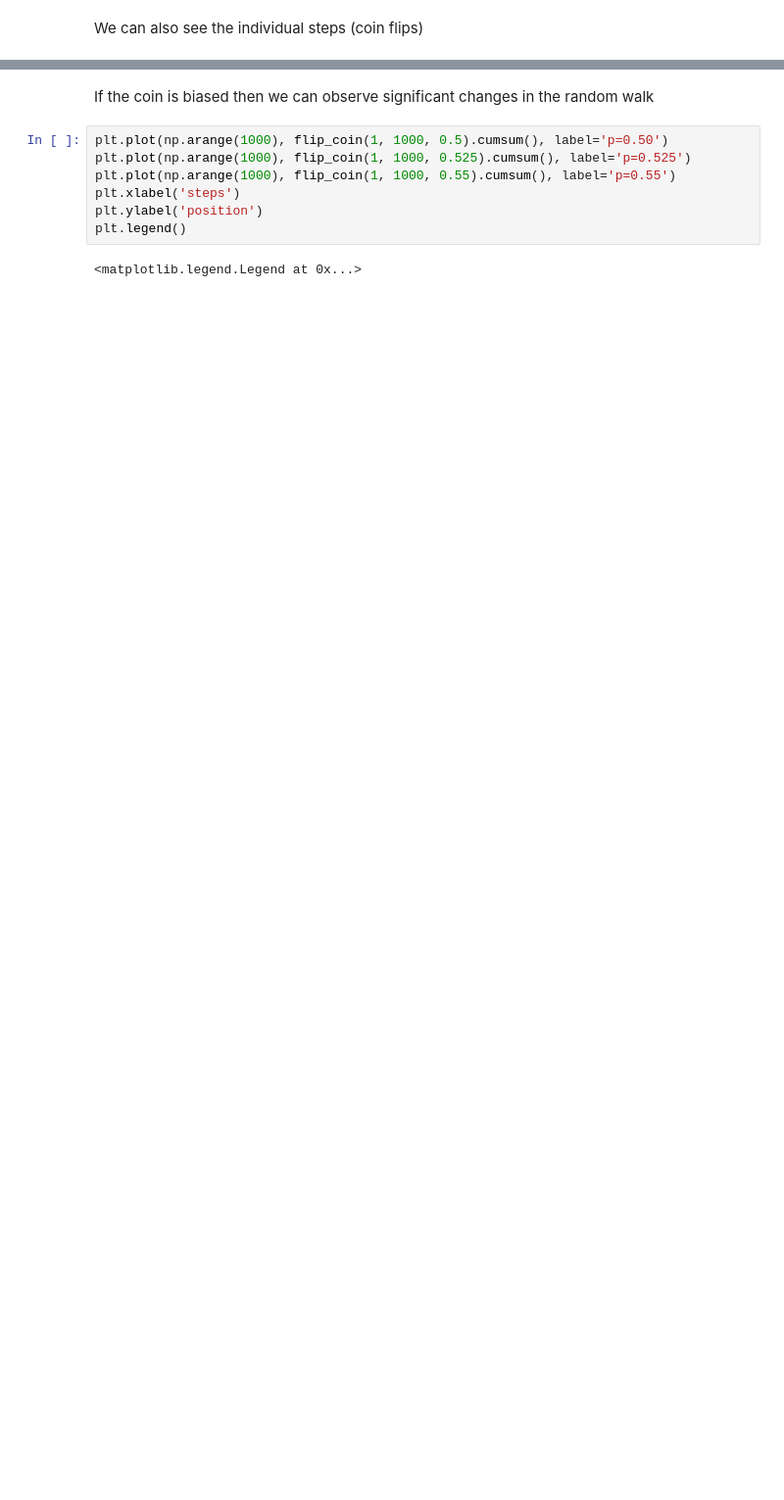
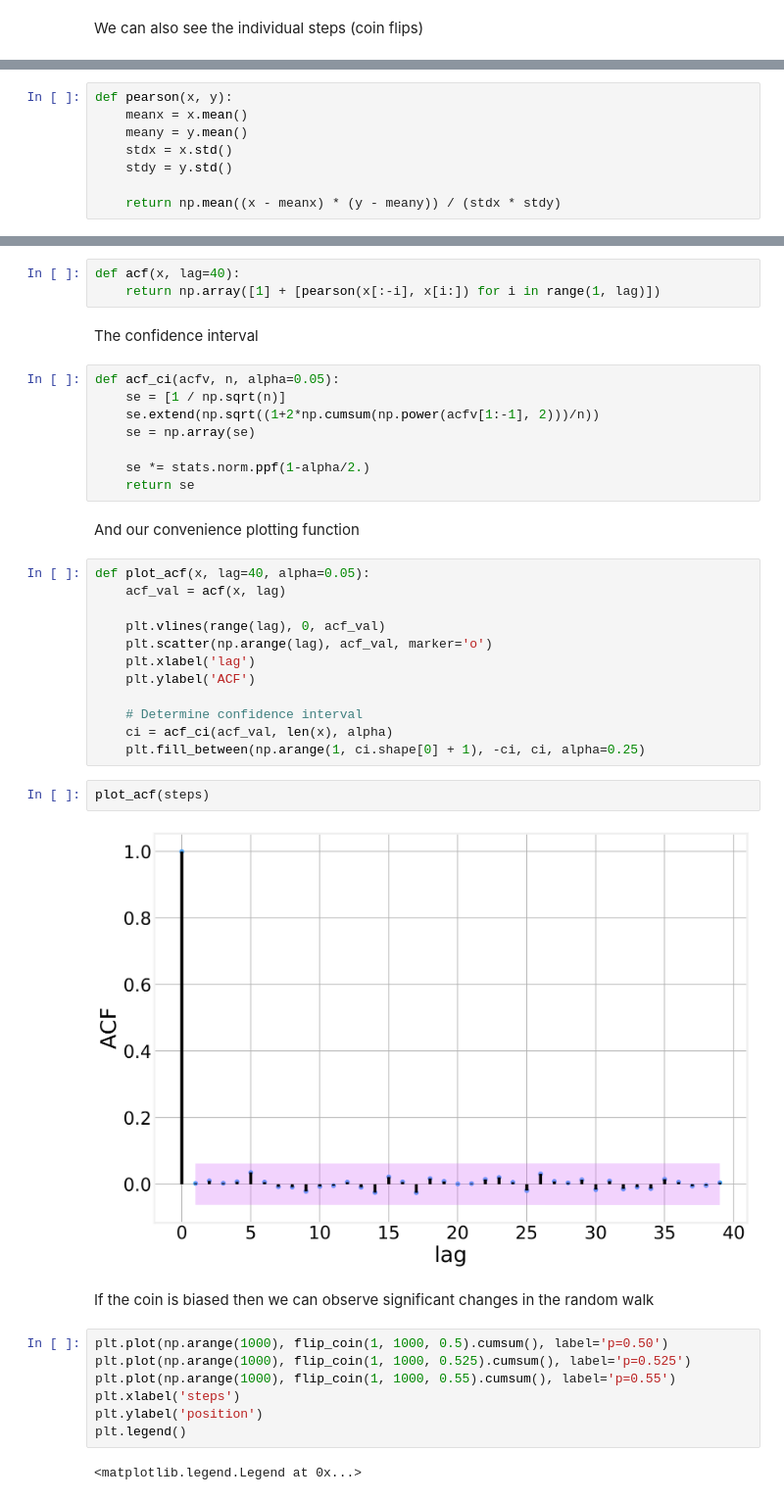
Before and after one commit to DataForScience/Timeseries_LL, a Jupyter notebook: 08. Random Walks.ipynb, the cells around one changed output, grey strips where cells are left out. Shown at 98% size. Cells and saved outputs as stored; diff of their text form; blank space fills up the shorter version.

```diff
--- a/08. Random Walks.ipynb
+++ b/08. Random Walks.ipynb
@@ -82,0 +89,8 @@ Text(0, 0.5, '$\\epsilon_i$')
+# %%
+def pearson(x, y):
+    meanx = x.mean()
+    meany = y.mean()
+    stdx = x.std()
+    stdy = y.std()
+
+    return np.mean((x - meanx) * (y - meany)) / (stdx * stdy)
@@ -83,3 +99,34 @@ Text(0, 0.5, '$\\epsilon_i$')
+# %%
+def acf(x, lag=40):
+    return np.array([1] + [pearson(x[:-i], x[i:]) for i in range(1, lag)])
+# %% [markdown]
+The confidence interval
+# %%
+def acf_ci(acfv, n, alpha=0.05):
+    se = [1 / np.sqrt(n)]
+    se.extend(np.sqrt((1+2*np.cumsum(np.power(acfv[1:-1], 2)))/n))
+    se = np.array(se)
+
+    se *= stats.norm.ppf(1-alpha/2.)
+    return se
+# %% [markdown]
+And our convenience plotting function
+# %%
+def plot_acf(x, lag=40, alpha=0.05):
+    acf_val = acf(x, lag)
+
+    plt.vlines(range(lag), 0, acf_val)
+    plt.scatter(np.arange(lag), acf_val, marker='o')
+    plt.xlabel('lag')
+    plt.ylabel('ACF')
+
+    # Determine confidence interval
+    ci = acf_ci(acf_val, len(x), alpha)
+    plt.fill_between(np.arange(1, ci.shape[0] + 1), -ci, ci, alpha=0.25)
+# %%
+plot_acf(steps)
+# %% [output]
+[figure, added]
 # %% [markdown]
 If the coin is biased then we can observe significant changes in the random walk
 # %%
```
Also changed, not shown: parts of 11 cells of this notebook, 5 other files.
